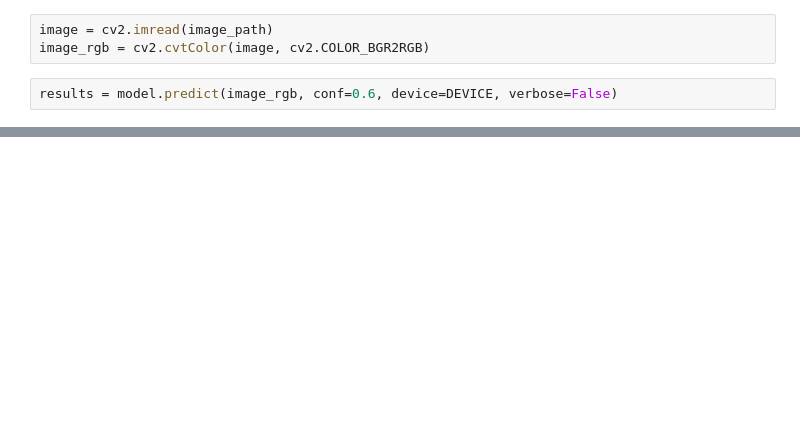
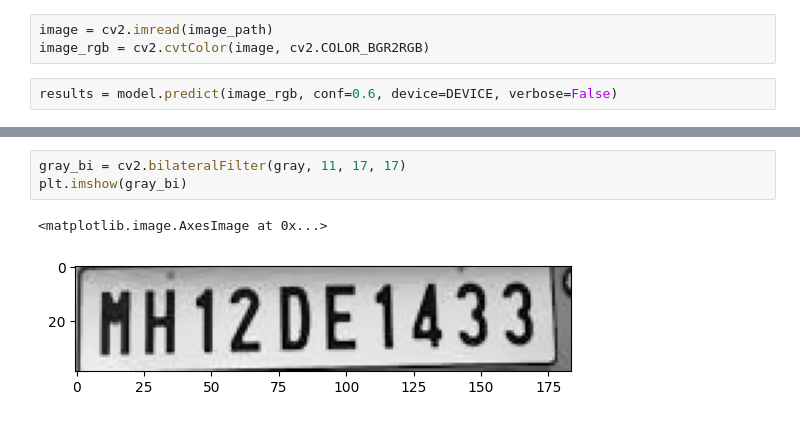
Before and after one commit to Vinayak-Marar/license_plate_detection, a Jupyter notebook: ocr.ipynb, the cells around one changed output, grey strips where cells are left out. Cells and saved outputs as stored; diff of their text form; blank space fills up the shorter version.

```diff
--- a/ocr.ipynb
+++ b/ocr.ipynb
@@ -71,0 +79,6 @@ plt.show()
+# %%
+gray_bi = cv2.bilateralFilter(gray, 11, 17, 17)
+plt.imshow(gray_bi)
+# %% [output]
+<matplotlib.image.AxesImage at 0x...>
+[figure, added]
```
Also changed, not shown: parts of 32 cells of this notebook, 5 other files.
